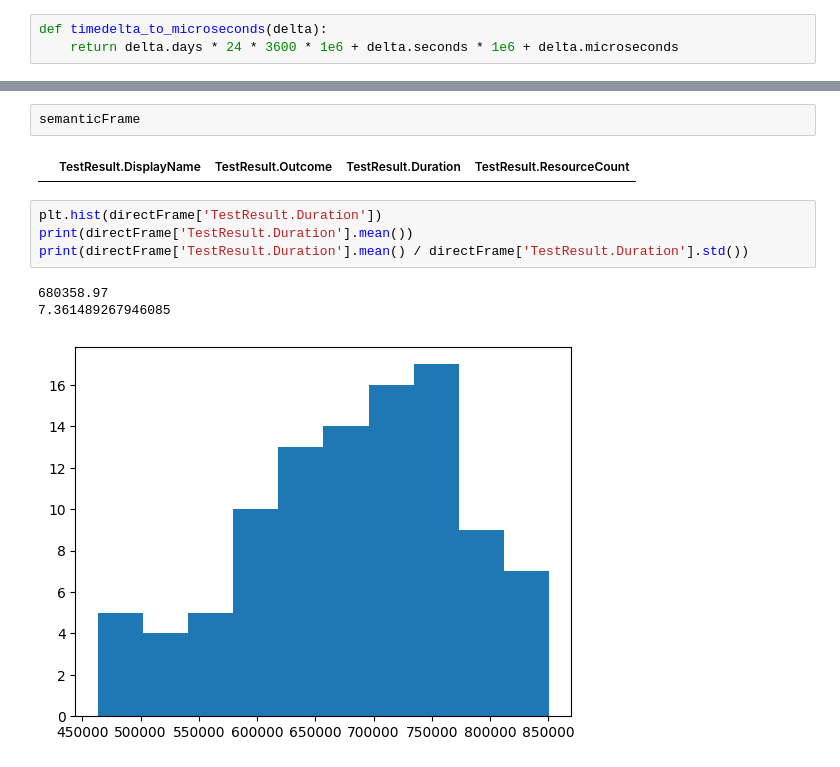
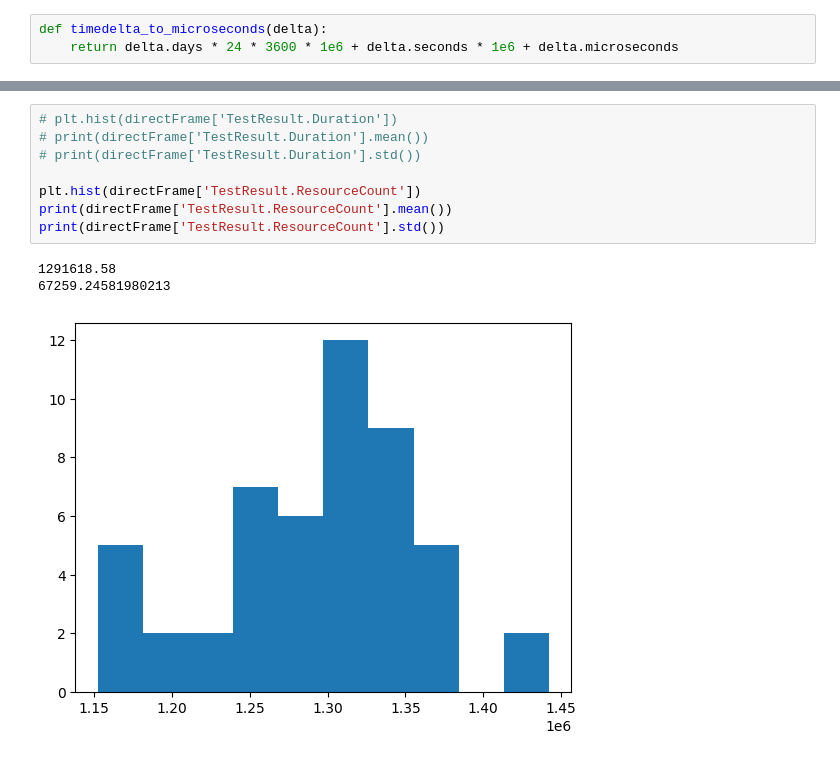
Before and after one commit to alpha-convert/dafny-typechecker-stability, a Jupyter notebook: analyze.ipynb, the cells around one changed output, grey strips where cells are left out. Cells and saved outputs as stored; diff of their text form.

```diff
--- a/analyze.ipynb
+++ b/analyze.ipynb
@@ -56,13 +76,13 @@ See the caveats in the documentation: https://pandas.pydata.org/pandas-docs/stab
-# %%
-semanticFrame
-# %% [output]
-|  | TestResult.DisplayName | TestResult.Outcome | TestResult.Duration | TestResult.ResourceCount |
 # %%
-plt.hist(directFrame['TestResult.Duration'])
-print(directFrame['TestResult.Duration'].mean())
-print(directFrame['TestResult.Duration'].mean() / directFrame['TestResult.Duration'].std())
+# plt.hist(directFrame['TestResult.Duration'])
+# print(directFrame['TestResult.Duration'].mean())
+# print(directFrame['TestResult.Duration'].std())
+
+plt.hist(directFrame['TestResult.ResourceCount'])
+print(directFrame['TestResult.ResourceCount'].mean())
+print(directFrame['TestResult.ResourceCount'].std())
 # %% [output]
-680358.97
-7.361489267946085
+1291618.58
+67259.24581980213
-[figure, old version]
+[figure, new version]
 # %%
```
Also changed, not shown: parts of 7 cells of this notebook.
